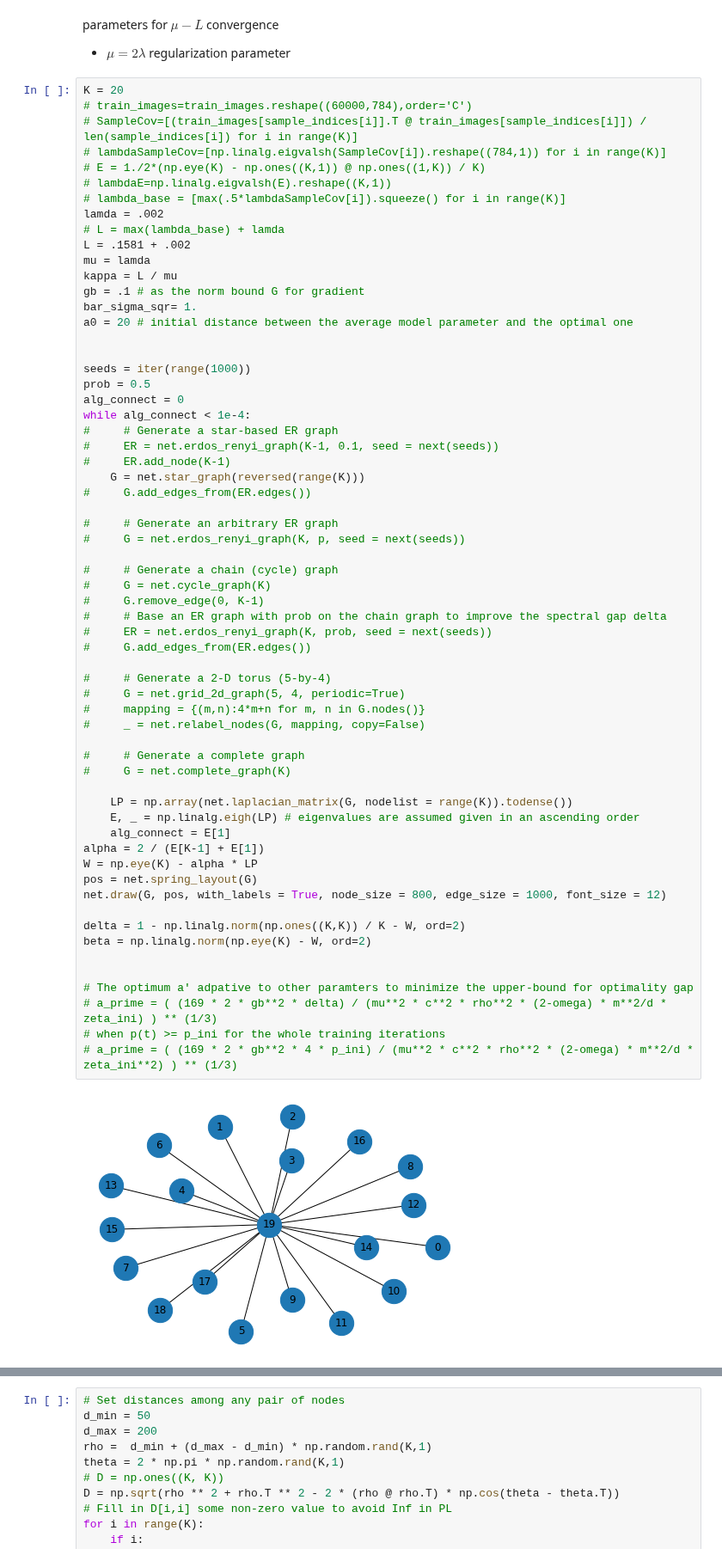
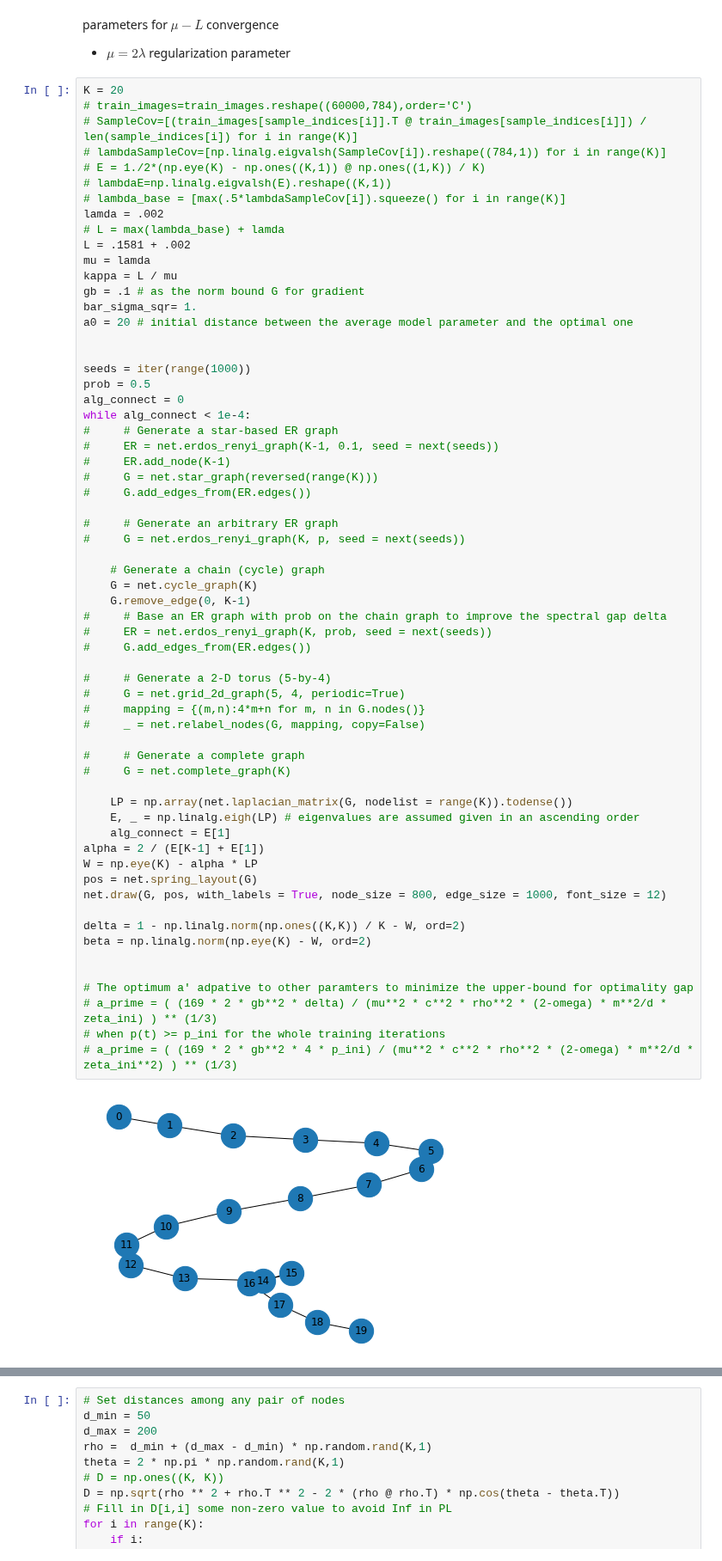
Before and after one commit to Fuzzy-Face/JSAC_FL, a Jupyter notebook: bounds_digital.ipynb, the cells around one changed output, grey strips where cells are left out. Shown at 86% size. Cells and saved outputs as stored; diff of their text form.

```diff
--- a/bounds_digital.ipynb
+++ b/bounds_digital.ipynb
@@ -39,44 +39,44 @@ while alg_connect < 1e-4:
 #     # Generate a star-based ER graph
 #     ER = net.erdos_renyi_graph(K-1, 0.1, seed = next(seeds))
 #     ER.add_node(K-1)
-    G = net.star_graph(reversed(range(K)))
+#     G = net.star_graph(reversed(range(K)))
 #     G.add_edges_from(ER.edges())
 
 #     # Generate an arbitrary ER graph
 #     G = net.erdos_renyi_graph(K, p, seed = next(seeds))
 
-#     # Generate a chain (cycle) graph
-#     G = net.cycle_graph(K)
-#     G.remove_edge(0, K-1)
+    # Generate a chain (cycle) graph
+    G = net.cycle_graph(K)
+    G.remove_edge(0, K-1)
 #     # Base an ER graph with prob on the chain graph to improve the spectral gap delta
 #     ER = net.erdos_renyi_graph(K, prob, seed = next(seeds))
 #     G.add_edges_from(ER.edges())
 
 #     # Generate a 2-D torus (5-by-4)
 #     G = net.grid_2d_graph(5, 4, periodic=True)
 #     mapping = {(m,n):4*m+n for m, n in G.nodes()}
 #     _ = net.relabel_nodes(G, mapping, copy=False)
 
 #     # Generate a complete graph
 #     G = net.complete_graph(K)
 
     LP = np.array(net.laplacian_matrix(G, nodelist = range(K)).todense())
     E, _ = np.linalg.eigh(LP) # eigenvalues are assumed given in an ascending order
     alg_connect = E[1]
 alpha = 2 / (E[K-1] + E[1])
 W = np.eye(K) - alpha * LP
 pos = net.spring_layout(G)
 net.draw(G, pos, with_labels = True, node_size = 800, edge_size = 1000, font_size = 12)
 
 delta = 1 - np.linalg.norm(np.ones((K,K)) / K - W, ord=2)
 beta = np.linalg.norm(np.eye(K) - W, ord=2)
 
 
 # The optimum a' adpative to other paramters to minimize the upper-bound for optimality gap
 # a_prime = ( (169 * 2 * gb**2 * delta) / (mu**2 * c**2 * rho**2 * (2-omega) * m**2/d * zeta_ini) ) ** (1/3)
 # when p(t) >= p_ini for the whole training iterations
 # a_prime = ( (169 * 2 * gb**2 * 4 * p_ini) / (mu**2 * c**2 * rho**2 * (2-omega) * m**2/d * zeta_ini**2) ) ** (1/3)
 # %% [output]
-[figure, old version]
+[figure, new version]
 # %%
 delta
```
Also changed, not shown: parts of 4 cells of this notebook, 5 other files.
